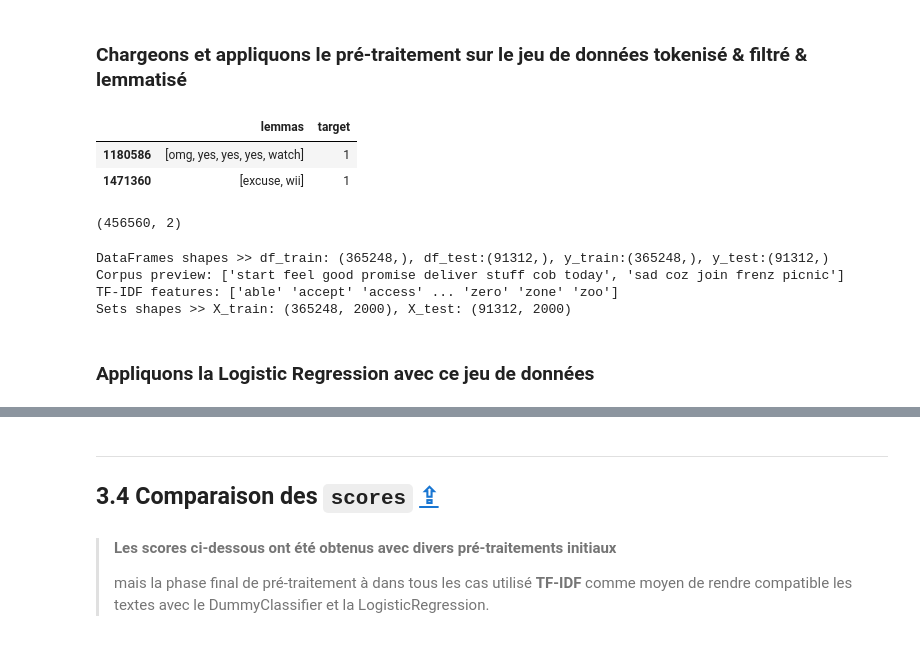
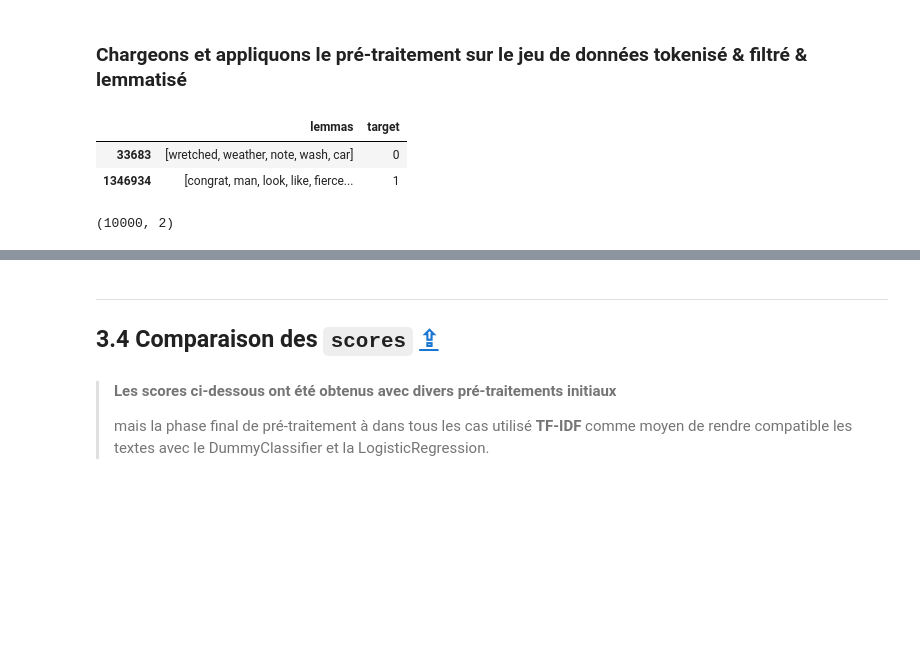
Before and after one commit to Valkea/OC_AI_07, a Jupyter notebook: 03_Classification_NN.ipynb, the cells around one changed output, grey strips where cells are left out. Cells and saved outputs as stored; diff of their text form; code cells hidden in the pictures; blank space fills up the shorter version.

Commit message:
feature: train a basic NN architecture on RAW, FILTERED and LEMMATIZED datasets (10000 samples)

```diff
--- a/03_Classification_NN.ipynb
+++ b/03_Classification_NN.ipynb
@@ -62,6 +158,9 @@ def preprocess_data(data_nlp, col_name='lemmas', test_size=0.2):
 # %%
 data_nlp_path = pathlib.Path(pathlib.Path().absolute(), 'data', 'data_nlp_raw.bin')
 data_nlp = joblib.load(data_nlp_path)
+# %%
+sample_size = 10000
+data_nlp = data_nlp.sample(sample_size, random_state=random_seed)
 # %%
 display(data_nlp.head(2), data_nlp.shape)
 # %% [output]
@@ -367,16 +452,9 @@ data_nlp_lemmas = joblib.load(data_nlp_path)
+# %%
+data_nlp = data_nlp.sample(sample_size, random_state=random_seed)
 # %%
-display(data_nlp_lemmas.head(2), data_nlp_lemmas.shape)
+display(data_nlp.head(2), data_nlp.shape)
 # %% [output]
 |  | lemmas | target |
-| 1180586 | [omg, yes, yes, yes, watch] | 1 |
-| 1471360 | [excuse, wii] | 1 |
+| 33683 | [wretched, weather, note, wash, car] | 0 |
+| 1346934 | [congrat, man, look, like, fierce... | 1 |
-(456560, 2)
+(10000, 2)
-# %%
-X_train, X_test, y_train, y_test, tfidf_vectorizer_train = preprocess_data(data_nlp_lemmas, 'lemmas', test_size=0.2)
-# %% [output]
-DataFrames shapes >> df_train: (365248,), df_test:(91312,), y_train:(365248,), y_test:(91312,)
-Corpus preview: ['start feel good promise deliver stuff cob today', 'sad coz join frenz picnic']
-TF-IDF features: ['able' 'accept' 'access' ... 'zero' 'zone' 'zoo']
-Sets shapes >> X_train: (365248, 2000), X_test: (91312, 2000)
-# %% [markdown]
-### Appliquons la Logistic Regression avec ce jeu de données
```
Also changed, not shown: parts of 103 cells of this notebook, 1 other file.
